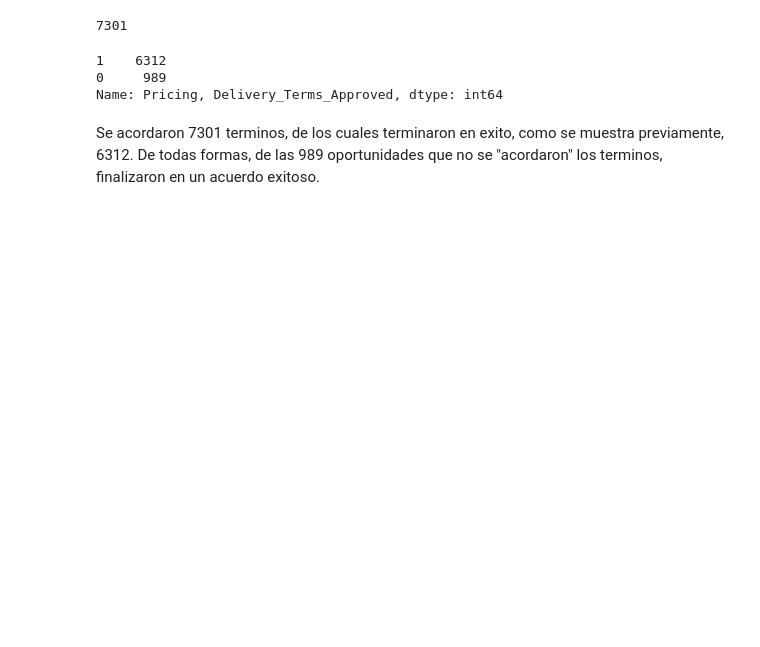
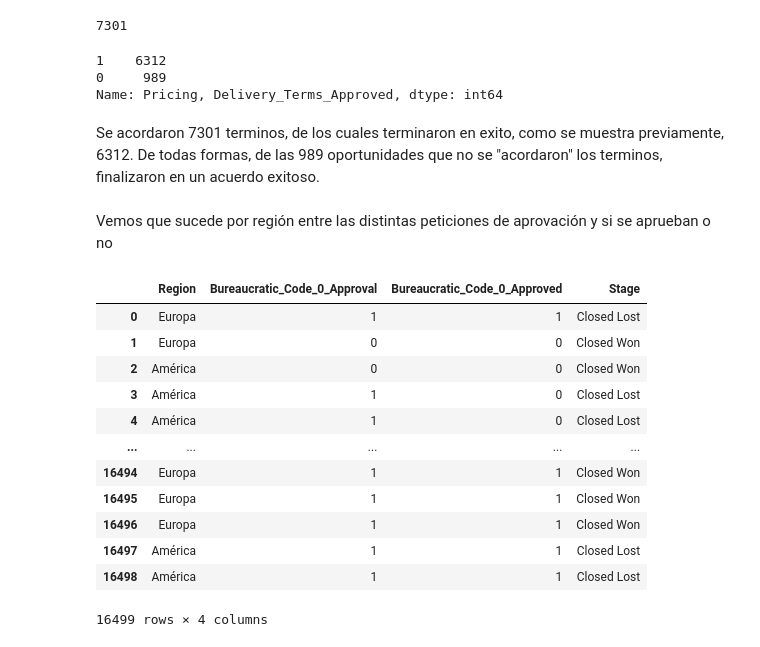
Before and after one commit to miguelAfonzalida/TP1-OrgaDatos, a Jupyter notebook: TP1_Burocracia.ipynb, the cells around one changed output. Drawn from its saved outputs; the diff is of its cells as text; code cells hidden in the pictures; blank space fills up the shorter version.

```diff
--- a/TP1_Burocracia.ipynb
+++ b/TP1_Burocracia.ipynb
@@ -180,3 +173,22 @@ approved_quote_terms_and_won['Pricing, Delivery_Terms_Approved'].value_counts()
 Name: Pricing, Delivery_Terms_Approved, dtype: int64
 # %% [markdown]
 Se acordaron 7301 terminos, de los cuales terminaron en exito, como se muestra previamente, 6312. De todas formas, de las 989 oportunidades que no se "acordaron" los terminos, finalizaron en un acuerdo exitoso.
+# %% [markdown]
+Vemos que sucede por región entre las distintas peticiones de aprovación y si se aprueban o no
+# %%
+df_burocracia=df[['Region','Bureaucratic_Code_0_Approval','Bureaucratic_Code_0_Approved', 'Stage']].copy()
+df_burocracia
+# %% [output]
+|  | Region | Bureaucratic_Code_0_Approval | Bureaucratic_Code_0_Approved | Stage |
+| 0 | Europa | 1 | 1 | Closed Lost |
+| 1 | Europa | 0 | 0 | Closed Won |
+| 2 | América | 0 | 0 | Closed Won |
+| 3 | América | 1 | 0 | Closed Lost |
+| 4 | América | 1 | 0 | Closed Lost |
+| ... | ... | ... | ... | ... |
+| 16494 | Europa | 1 | 1 | Closed Won |
+| 16495 | Europa | 1 | 1 | Closed Won |
+| 16496 | Europa | 1 | 1 | Closed Won |
+| 16497 | América | 1 | 1 | Closed Lost |
+| 16498 | América | 1 | 1 | Closed Lost |
+16499 rows × 4 columns
```
Also changed, not shown: parts of 12 cells of this notebook.
